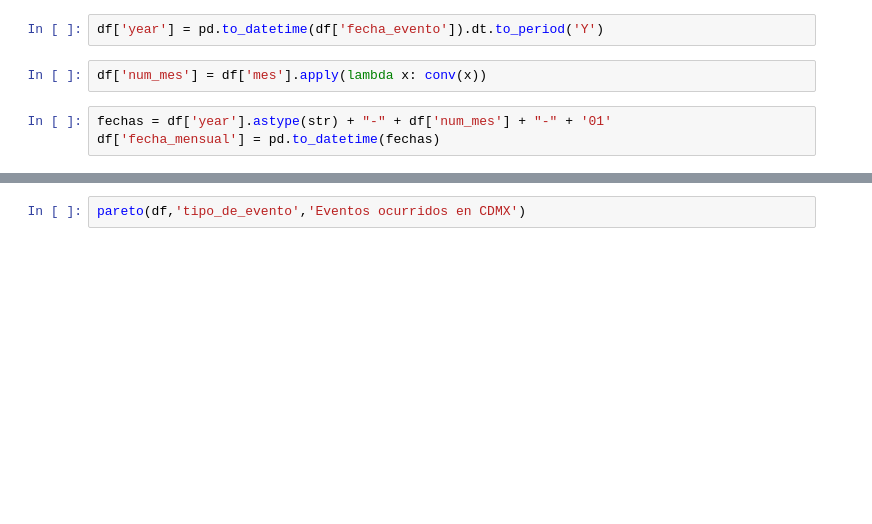
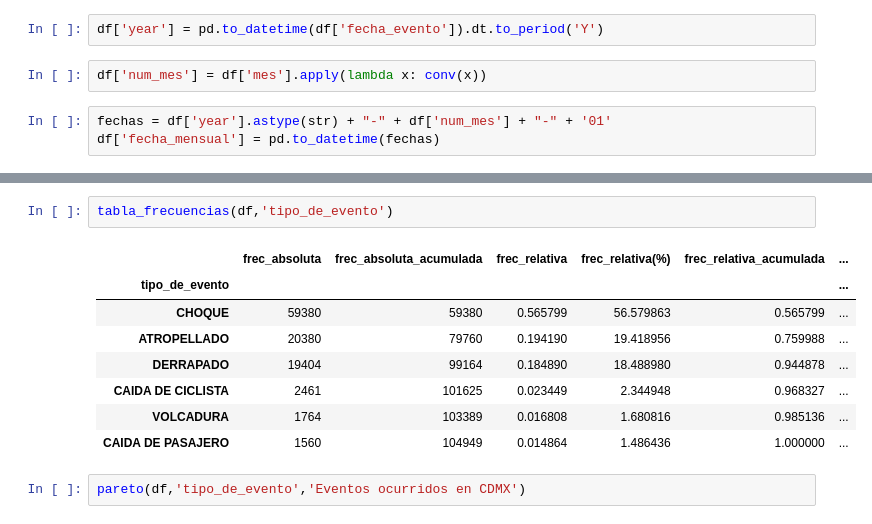
Before and after one commit to RiemanNClav/Hechos-de-Transito-registrados-por-la-SSC, a Jupyter notebook: Hechos de Transito.ipynb, the cells around one changed output, grey strips where cells are left out. Saved outputs shown, nothing was run; the diff lists cells and outputs as text; blank space fills up the shorter version.

```diff
--- a/Hechos de Transito.ipynb
+++ b/Hechos de Transito.ipynb
@@ -121,3 +355,14 @@ df['fecha_mensual'] = pd.to_datetime(fechas)
+# %%
+tabla_frecuencias(df,'tipo_de_evento')
+# %% [output]
+|  | frec_absoluta | frec_absoluta_acumulada | frec_relativa | frec_relativa(%) | frec_relativa_acumulada | ... |
+| tipo_de_evento |  |  |  |  |  | ... |
+| CHOQUE | 59380 | 59380 | 0.565799 | 56.579863 | 0.565799 | ... |
+| ATROPELLADO | 20380 | 79760 | 0.194190 | 19.418956 | 0.759988 | ... |
+| DERRAPADO | 19404 | 99164 | 0.184890 | 18.488980 | 0.944878 | ... |
+| CAIDA DE CICLISTA | 2461 | 101625 | 0.023449 | 2.344948 | 0.968327 | ... |
+| VOLCADURA | 1764 | 103389 | 0.016808 | 1.680816 | 0.985136 | ... |
+| CAIDA DE PASAJERO | 1560 | 104949 | 0.014864 | 1.486436 | 1.000000 | ... |
 # %%
 pareto(df,'tipo_de_evento','Eventos ocurridos en CDMX')
 # %% [output]
```
Also changed, not shown: parts of 39 cells of this notebook, 1 other file.
